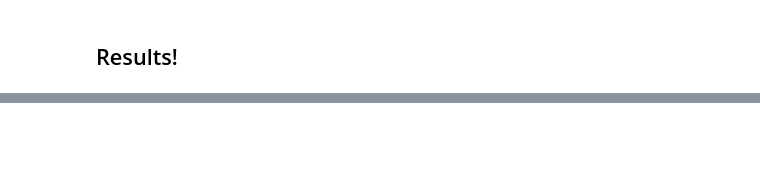
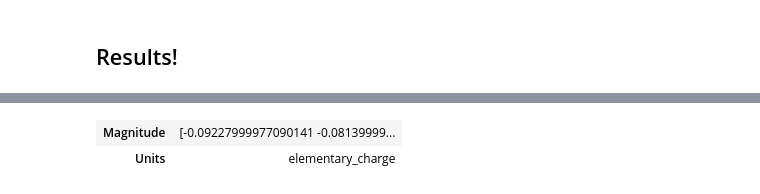
Before and after one commit to openforcefield/openff-nagl, a Jupyter notebook: examples/train-gnn-notebook/train-gnn-notebook.ipynb, the cells around one changed output, grey strips where cells are left out. Saved outputs shown, nothing was run; the diff lists cells and outputs as text; code cells hidden in the pictures; blank space fills up the shorter version.

```diff
--- a/examples/train-gnn-notebook/train-gnn-notebook.ipynb
+++ b/examples/train-gnn-notebook/train-gnn-notebook.ipynb
@@ -19,13 +25,12 @@ from openff.nagl.nn.dataset import DGLMoleculeLightningDataModule
 ## Configuration
 # %%
 output_directory = Path('output') # The path to an output directory
-checkpoint_directory = output_directory / "checkpoints"
-checkpoint_file = checkpoint_directory / "checkpoint"
 
 n_epochs = 200 # Number of epochs"
 
 n_gpus = 1 # Number of gpus
 
-partial_charge_method = "am1" # Method
+partial_charge_method = "am1bcc" # Method
 
-dataset_paths = [Path("alkanes.sqlite")]
+# dataset_paths = [Path("alkanes.sqlite")]
+dataset_paths = [Path("../prepare-dataset/alkanes_by_josh.sqlite")]
@@ -125,2 +196,4 @@ print(f"Wrote metrics to {str(metrics_file)}")
 # %%
-model.compute_property(Molecule.from_smiles("CC(C)(C)C"))
+propane = Molecule.from_smiles("CCC")
+
+model.compute_property(propane)
@@ -126,0 +212,6 @@ model.compute_property(Molecule.from_smiles("CC(C)(C)C"))
+# %%
+propane.assign_partial_charges(partial_charge_method)
+propane.partial_charges
+# %% [output]
+| Magnitude | [-0.09227999977090141 -0.08139999... |
+| Units | elementary_charge |
```
Also changed, not shown: parts of 13 cells of this notebook, 4 other files.
